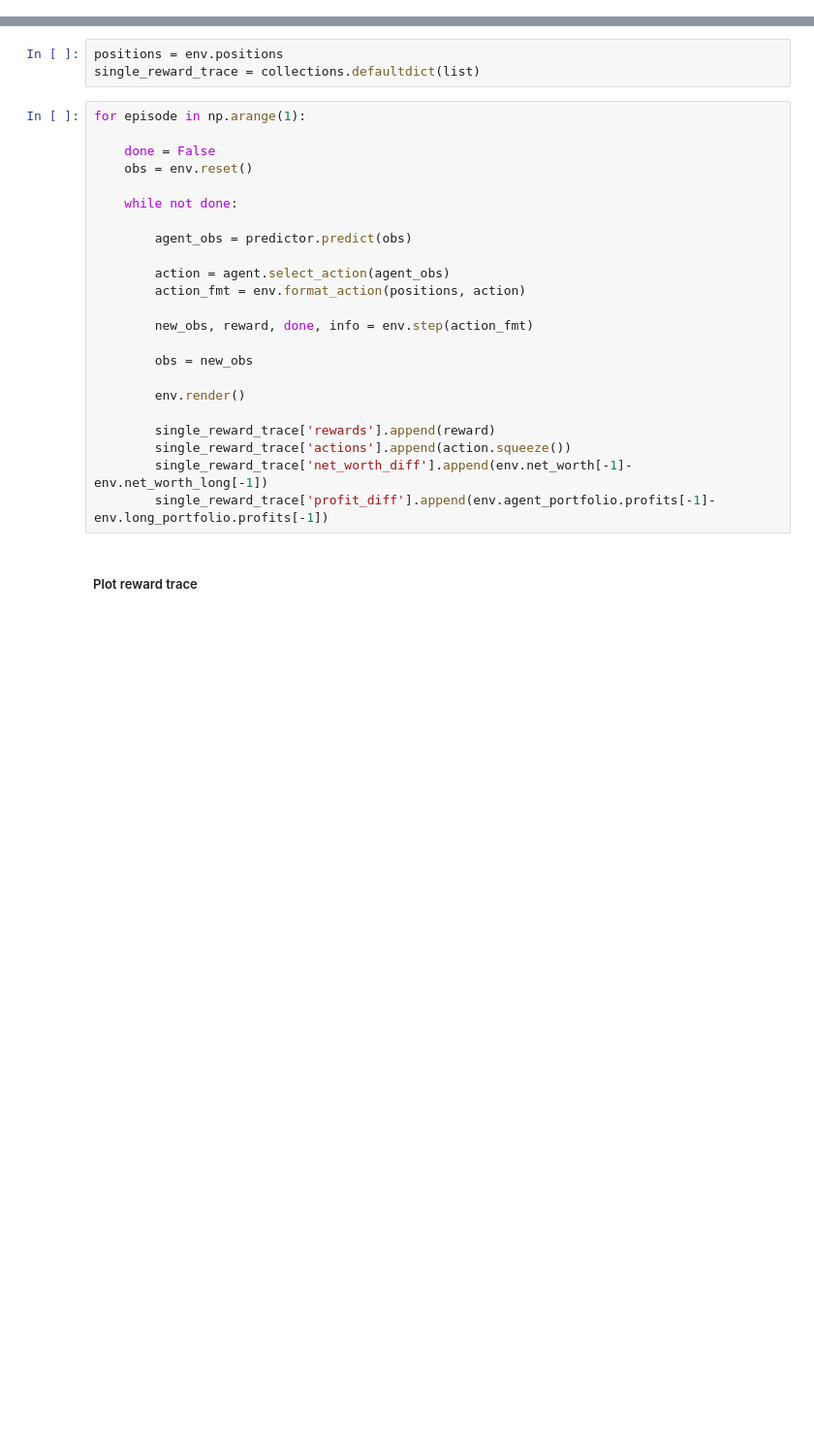
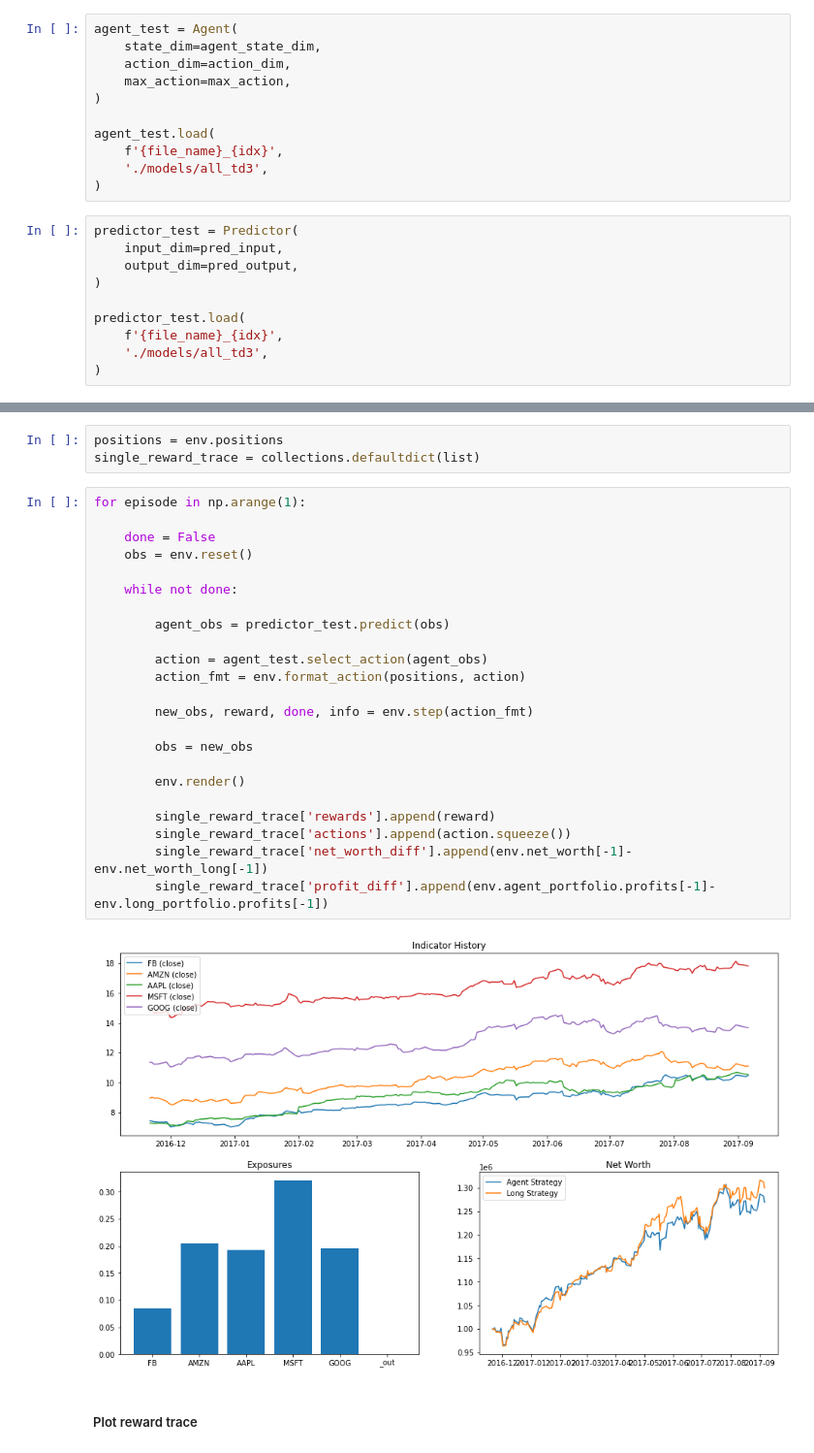
Before and after one commit to willarliss/Trade-Bot-2, a Jupyter notebook: train__tts.ipynb, the cells around one changed output, grey strips where cells are left out. Shown: that part at 97% size. Saved outputs shown, nothing was run; the diff lists cells and outputs as text; blank space fills up the shorter version.

```diff
--- a/train__tts.ipynb
+++ b/train__tts.ipynb
@@ -333,3 +336,24 @@ predictor.load(
+# %%
+agent_test = Agent(
+    state_dim=agent_state_dim,
+    action_dim=action_dim,
+    max_action=max_action,
+)
+
+agent_test.load(
+    f'{file_name}_{idx}',
+    './models/all_td3',
+)
+# %%
+predictor_test = Predictor(
+    input_dim=pred_input,
+    output_dim=pred_output,
+)
+
+predictor_test.load(
+    f'{file_name}_{idx}',
+    './models/all_td3',
+)
 # %% [markdown]
 ##### Testing:
 # %%
@@ -338,26 +362,28 @@ single_reward_trace = collections.defaultdict(list)
 # %%
 for episode in np.arange(1):
 
     done = False
     obs = env.reset()
 
     while not done:
 
-        agent_obs = predictor.predict(obs)
+        agent_obs = predictor_test.predict(obs)
 
-        action = agent.select_action(agent_obs)
+        action = agent_test.select_action(agent_obs)
         action_fmt = env.format_action(positions, action)
 
         new_obs, reward, done, info = env.step(action_fmt)
 
         obs = new_obs
 
         env.render()
 
         single_reward_trace['rewards'].append(reward)
         single_reward_trace['actions'].append(action.squeeze())
         single_reward_trace['net_worth_diff'].append(env.net_worth[-1]-env.net_worth_long[-1])
         single_reward_trace['profit_diff'].append(env.agent_portfolio.profits[-1]-env.long_portfolio.profits[-1])
+# %% [output]
+[figure, added]
 # %% [markdown]
 ##### Plot reward trace
 # %%
```
Also changed, not shown: parts of 16 cells of this notebook, 16 other files.
